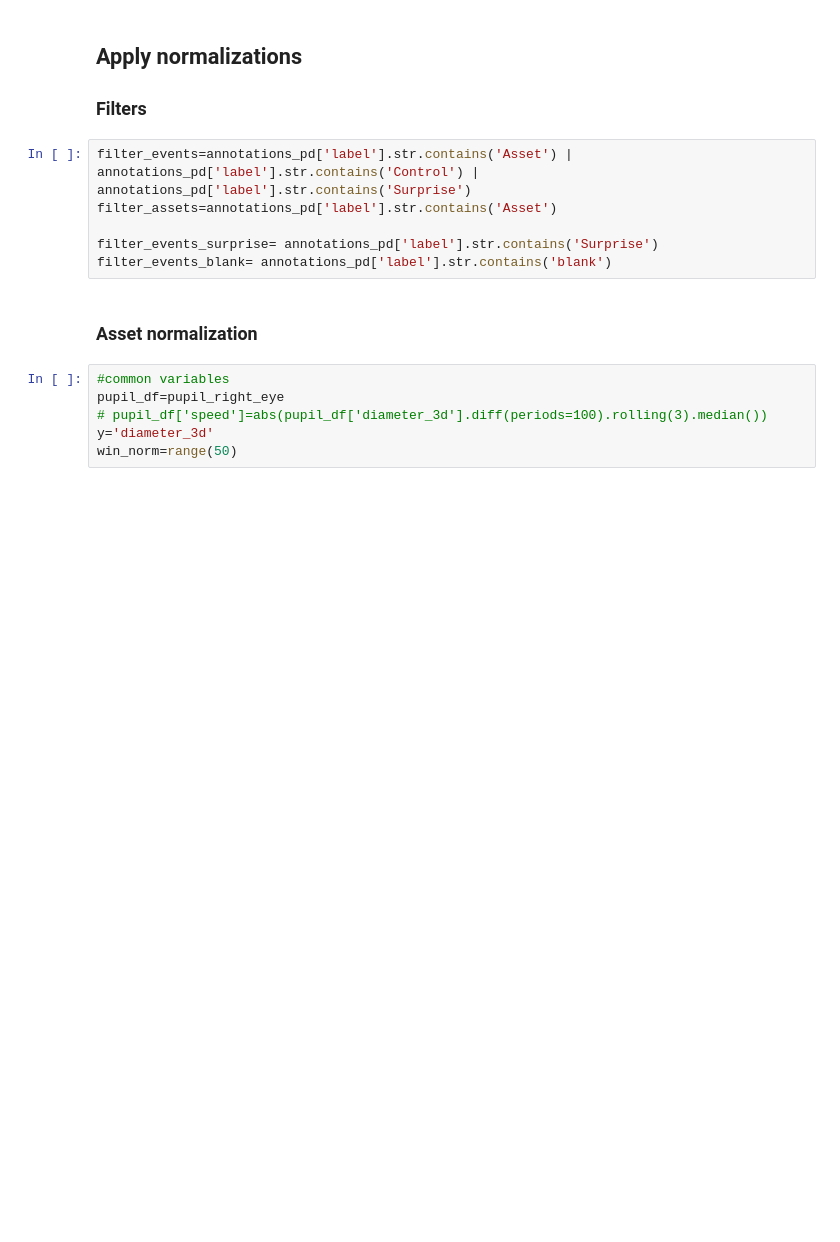
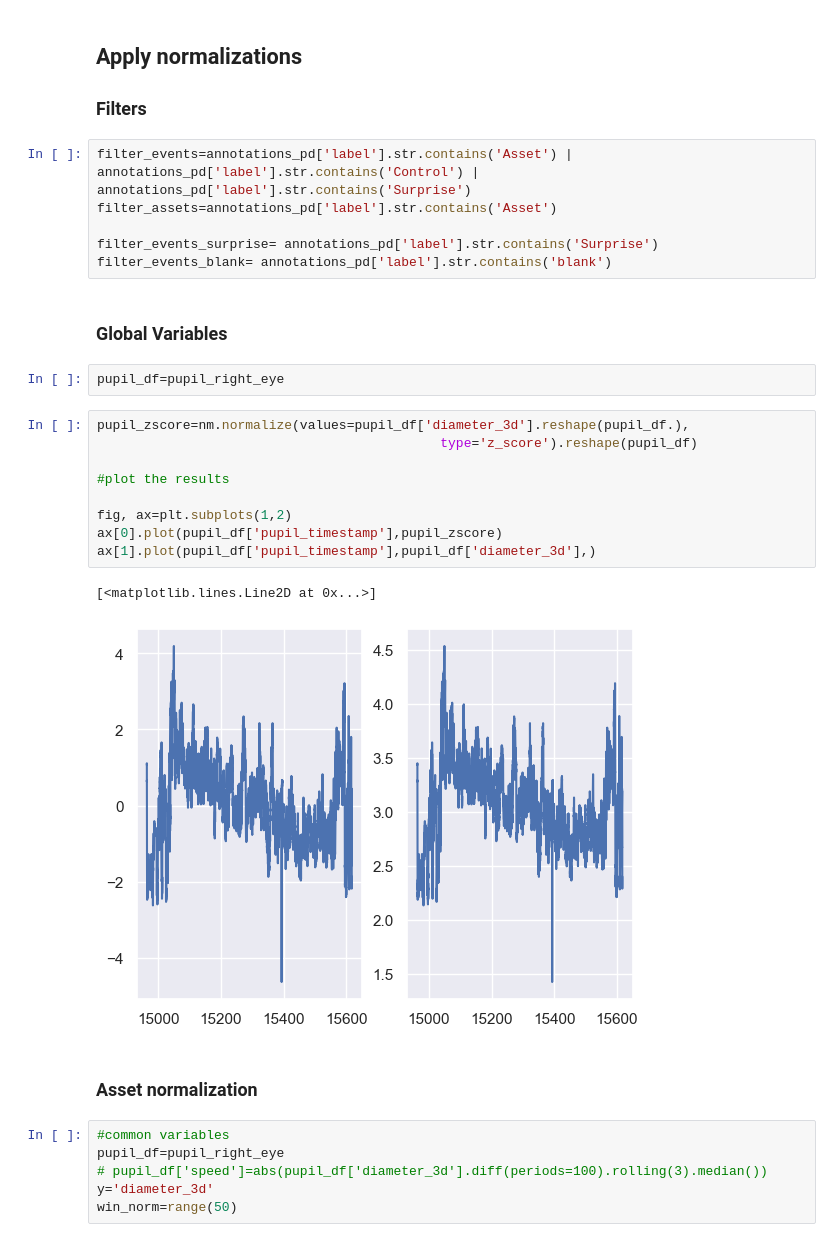
Before and after one commit to Rockyneuron/pupil_labs_analysis, a Jupyter notebook: analysis/pupillometry_analysis_2.ipynb, the cells around one changed output. Cells and saved outputs as stored; diff of their text form; blank space fills up the shorter version.

```diff
--- a/analysis/pupillometry_analysis_2.ipynb
+++ b/analysis/pupillometry_analysis_2.ipynb
@@ -131,6 +186,22 @@ filter_assets=annotations_pd['label'].str.contains('Asset')
 
 filter_events_surprise= annotations_pd['label'].str.contains('Surprise')
 filter_events_blank= annotations_pd['label'].str.contains('blank')
+# %% [markdown]
+### Global Variables
+# %%
+pupil_df=pupil_right_eye
+# %%
+pupil_zscore=nm.normalize(values=pupil_df['diameter_3d'].reshape(pupil_df.),
+                                            type='z_score').reshape(pupil_df)
+
+#plot the results
+
+fig, ax=plt.subplots(1,2)
+ax[0].plot(pupil_df['pupil_timestamp'],pupil_zscore)
+ax[1].plot(pupil_df['pupil_timestamp'],pupil_df['diameter_3d'],)
+# %% [output]
+[<matplotlib.lines.Line2D at 0x...>]
+[figure, added]
 # %% [markdown]
 ### Asset normalization
 # %%
```
Also changed, not shown: parts of 20 cells of this notebook, 1 other file.
